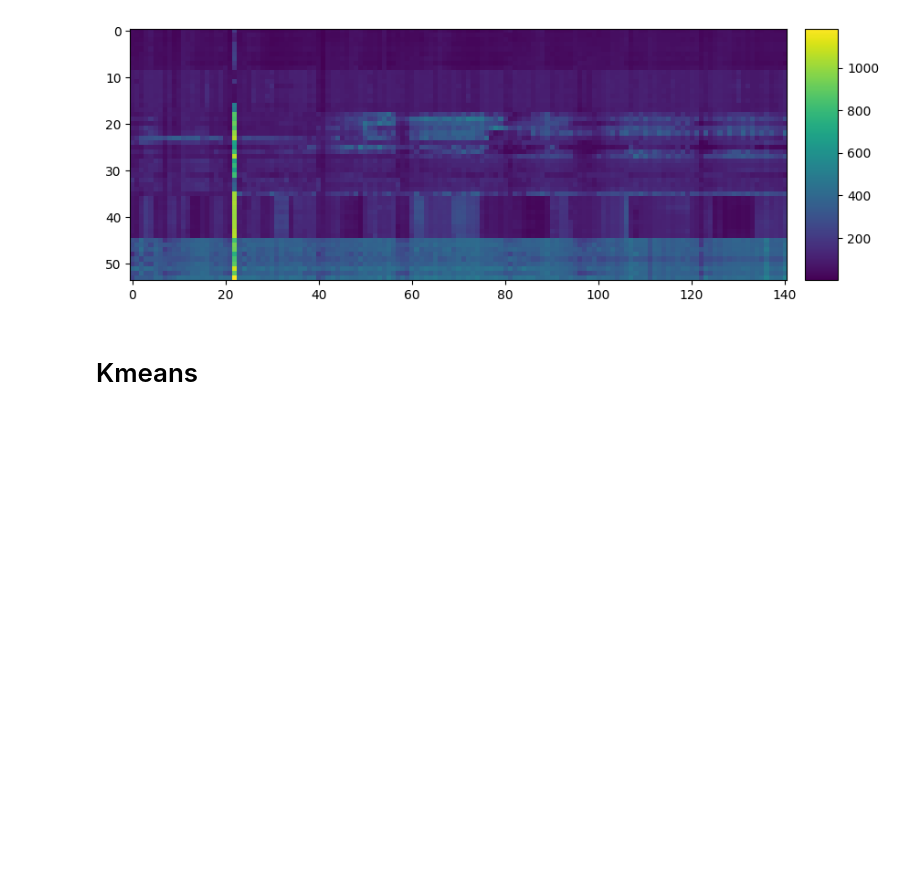
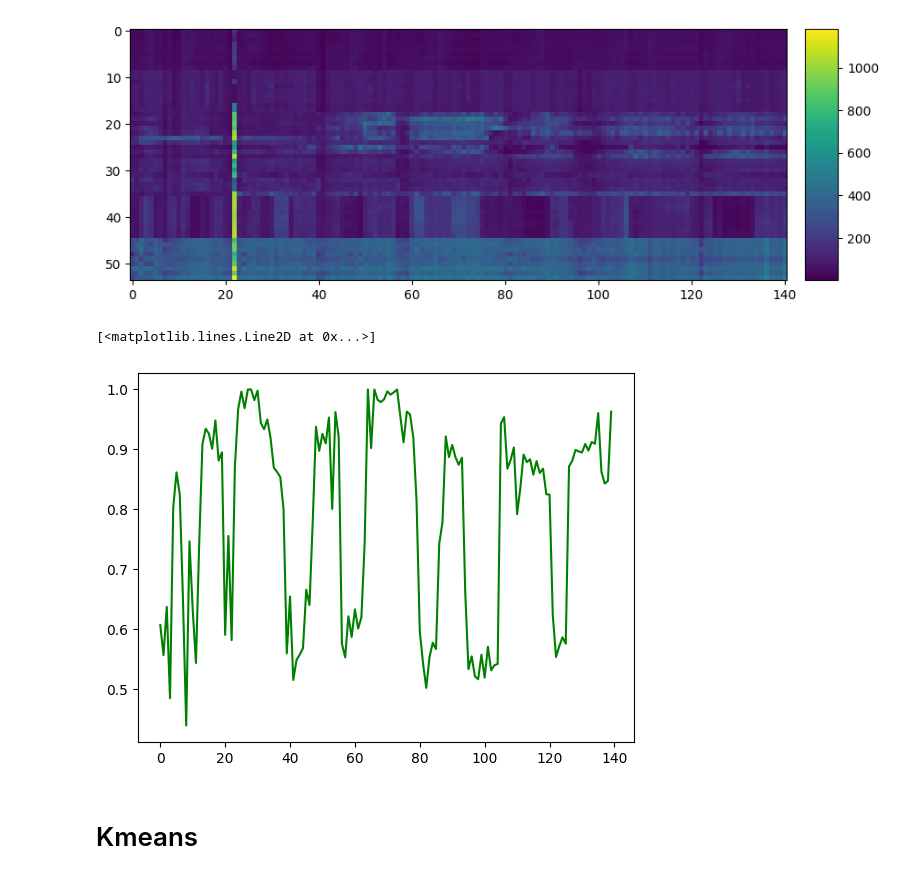
Before and after one commit to Projet-fil-rouge-IODAA/FilRouge_territoires, a Jupyter notebook: notebooks/Eucledienne.ipynb, the cells around one changed output. Drawn from its saved outputs; the diff is of its cells as text; code cells hidden in the pictures; blank space fills up the shorter version.

```diff
--- a/scripts/scripts_python/Eucledienne.ipynb
+++ b/notebooks/Eucledienne.ipynb
@@ -77,6 +77,13 @@ plt.show()
 # %% [output]
 (54, 141)
 [figure]
+# %%
+matrice = np.delete(matrice_ndvi,22,1)
+# %%
+plt.plot(matrice[0],color = 'green')
+# %% [output]
+[<matplotlib.lines.Line2D at 0x...>]
+[figure, added]
 # %% [markdown]
 # Kmeans
 # %% [markdown]
```
Also changed, not shown: parts of 5 cells of this notebook, 7 other files.
